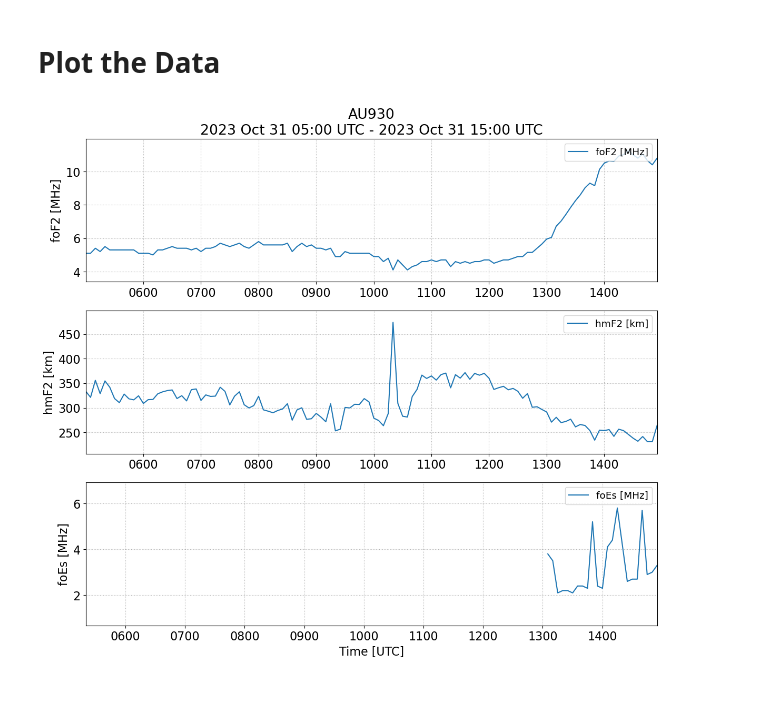
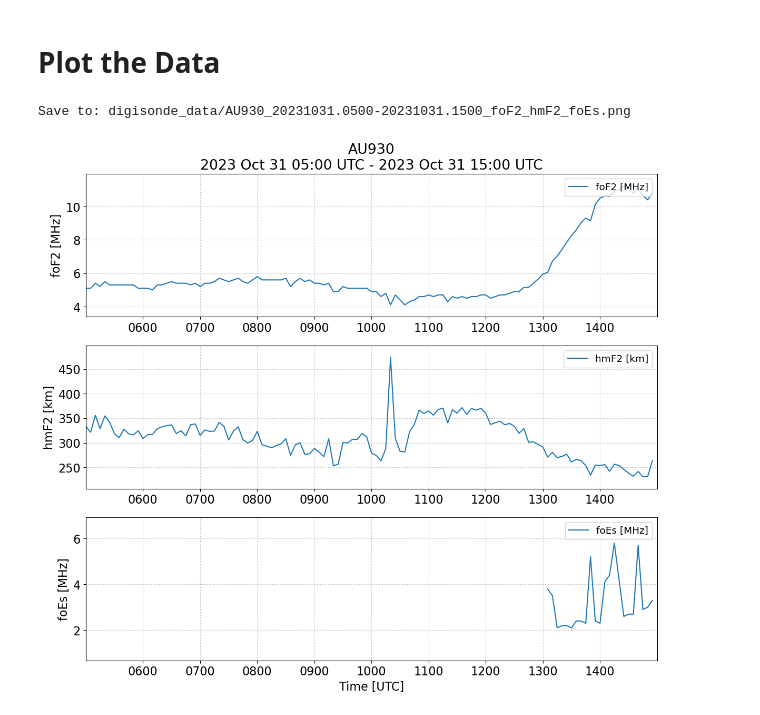
Before and after one commit to w2naf/wa5frf_chirp_analysis, a Jupyter notebook: Ionosode_Plotter.ipynb, the cells around one changed output. Saved outputs shown, nothing was run; the diff lists cells and outputs as text; code cells hidden in the pictures.

Commit message:
enforce xlimits and save to png

```diff
--- a/Ionosode_Plotter.ipynb
+++ b/Ionosode_Plotter.ipynb
@@ -177,31 +177,38 @@ for inx,param in enumerate(params):
 
     if inx == 0:
         tfmt = '%Y %b %d %H:%M UTC'
         title = []
         title.append(udct.get('title',ursiCode))
         title.append('{!s} - {!s}'.format(sTime.strftime(tfmt),eTime.strftime(tfmt)))
         ax.set_title('\n'.join(title))
 
     if inx == nRows-1:
         ax.set_xlabel('Time [UTC]')
 
     label = pdct.get('label',param)
     ax.set_ylabel(label)
 
     ax.plot(xx,yy,label=label)
 
     ax.legend(loc='upper right',fontsize='small')
 
     xticks = ax.get_xticks()
     xtls = []
     for xtick in xticks:
         xtd = mpl.dates.num2date(xtick)
         xtl = xtd.strftime('%H%M')
         xtls.append(xtl)
 
     ax.xaxis.set_ticks(xticks)
     ax.set_xticklabels(xtls)
 
+    ax.set_xlim(sTime,eTime)
+
+plotPath = fPath[:-4]+'.png'
+fig.savefig(plotPath,bbox_inches='tight')
+print('Save to: '+plotPath)
+
 plt.show()
 # %% [output]
+Save to: digisonde_data/AU930_20231031.0500-20231031.1500_foF2_hmF2_foEs.png
-[figure, old version]
+[figure, new version]
```
